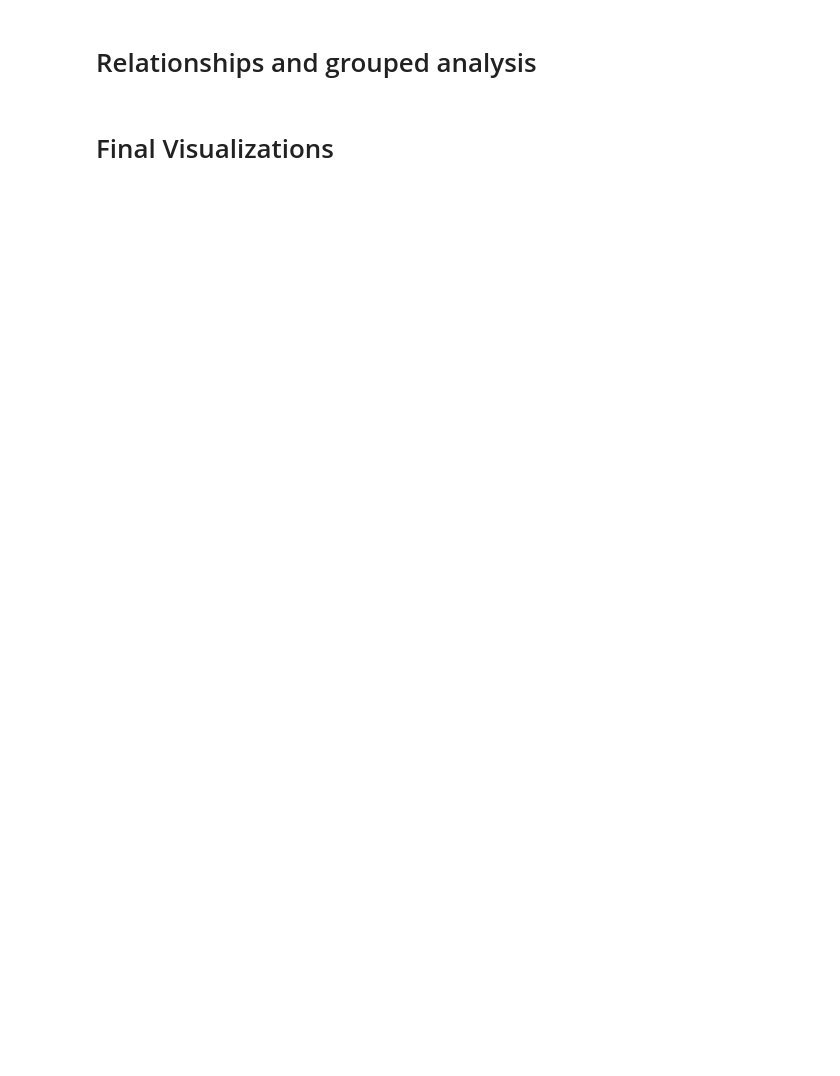
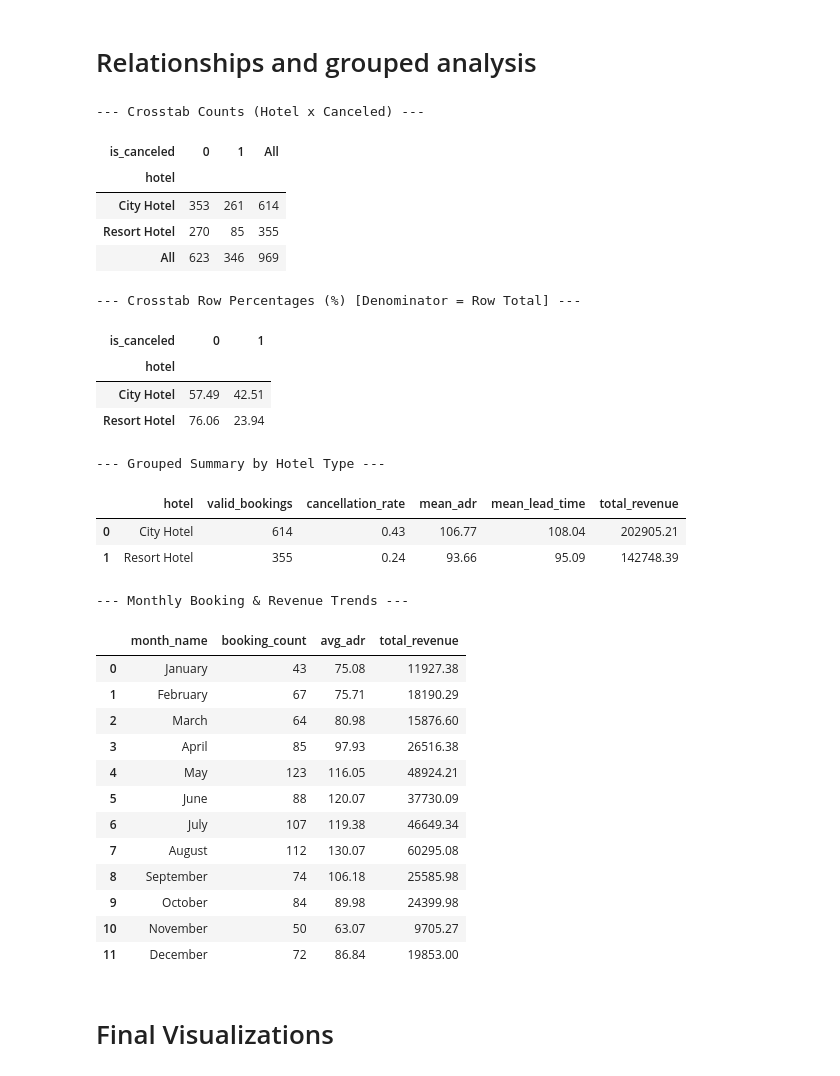
Before and after one commit to rafid213/HotelBookingProjectByMazhar, a Jupyter notebook: HoteBooking.ipynb, the cells around one changed output. Drawn from its saved outputs; the diff is of its cells as text; code cells hidden in the pictures; blank space fills up the shorter version.

```diff
--- a/HoteBooking.ipynb
+++ b/HoteBooking.ipynb
@@ -113,4 +240,77 @@ Numerical Variables Analysis:
 # %% [markdown]
 # Relationships and grouped analysis
+# %%
+
+crosstab_counts = pd.crosstab(
+    df_clean["hotel"], df_clean["is_canceled"], margins=True
+)
+crosstab_pct = pd.crosstab(
+    df_clean["hotel"], df_clean["is_canceled"], normalize="index"
+) * 100
+
+print("--- Crosstab Counts (Hotel x Canceled) ---")
+display(crosstab_counts)
+print("\n--- Crosstab Row Percentages (%) [Denominator = Row Total] ---")
+display(crosstab_pct.round(2))
+
+
+hotel_agg = (
+    df_clean.groupby("hotel")
+    .agg(
+        valid_bookings=("is_canceled", "count"),
+        cancellation_rate=("is_canceled", "mean"),
+        mean_adr=("average_daily_rate", "mean"),
+        mean_lead_time=("lead_time", "mean"),
+        total_revenue=("estimated_booking_value", "sum"),
+    )
+    .reset_index()
+)
+print("\n--- Grouped Summary by Hotel Type ---")
+display(hotel_agg)
+
+
+df_clean["month_num"] = df_clean["arrival_date"].dt.month
+monthly_trend = (
+    df_clean.groupby("month_num")
+    .agg(
+        month_name=("arrival_date_month", "first"),
+        booking_count=("is_canceled", "count"),
+        avg_adr=("average_daily_rate", "mean"),
+        total_revenue=("estimated_booking_value", "sum"),
+    )
+    .reset_index(drop=True)
+)
+print("\n--- Monthly Booking & Revenue Trends ---")
+display(monthly_trend)
+# %% [output]
+--- Crosstab Counts (Hotel x Canceled) ---
+| is_canceled | 0 | 1 | All |
+| hotel |  |  |  |
+| City Hotel | 353 | 261 | 614 |
+| Resort Hotel | 270 | 85 | 355 |
+| All | 623 | 346 | 969 |
+--- Crosstab Row Percentages (%) [Denominator = Row Total] ---
+| is_canceled | 0 | 1 |
+| hotel |  |  |
+| City Hotel | 57.49 | 42.51 |
+| Resort Hotel | 76.06 | 23.94 |
+--- Grouped Summary by Hotel Type ---
+|  | hotel | valid_bookings | cancellation_rate | mean_adr | mean_lead_time | total_revenue |
+| 0 | City Hotel | 614 | 0.43 | 106.77 | 108.04 | 202905.21 |
+| 1 | Resort Hotel | 355 | 0.24 | 93.66 | 95.09 | 142748.39 |
+--- Monthly Booking & Revenue Trends ---
+|  | month_name | booking_count | avg_adr | total_revenue |
+| 0 | January | 43 | 75.08 | 11927.38 |
+| 1 | February | 67 | 75.71 | 18190.29 |
+| 2 | March | 64 | 80.98 | 15876.60 |
+| 3 | April | 85 | 97.93 | 26516.38 |
+| 4 | May | 123 | 116.05 | 48924.21 |
+| 5 | June | 88 | 120.07 | 37730.09 |
+| 6 | July | 107 | 119.38 | 46649.34 |
+| 7 | August | 112 | 130.07 | 60295.08 |
+| 8 | September | 74 | 106.18 | 25585.98 |
+| 9 | October | 84 | 89.98 | 24399.98 |
+| 10 | November | 50 | 63.07 | 9705.27 |
+| 11 | December | 72 | 86.84 | 19853.00 |
 # %% [markdown]
 # Final Visualizations
```
Also changed, not shown: parts of 10 cells of this notebook.
